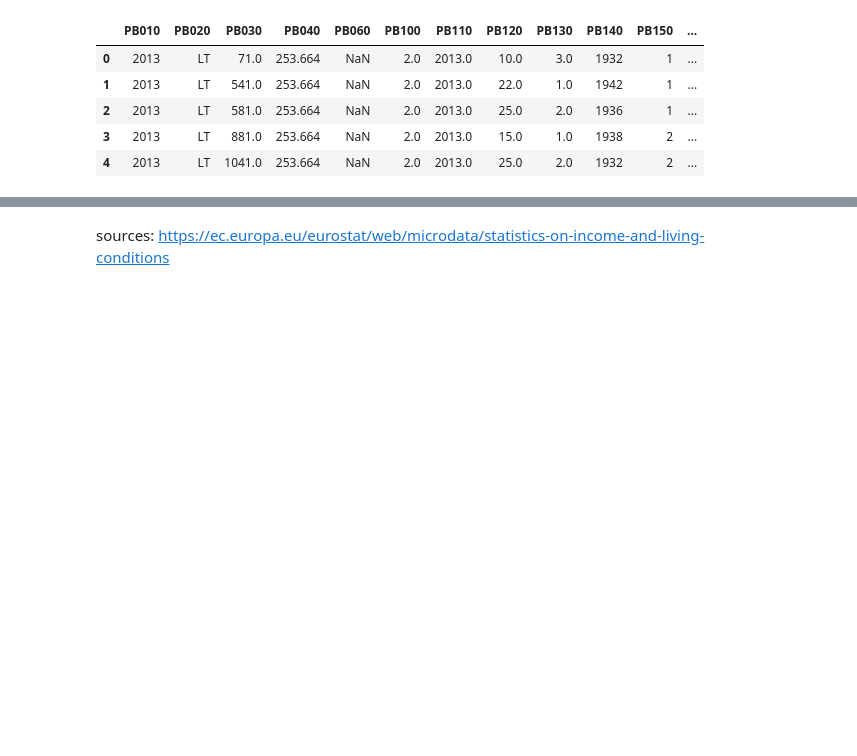
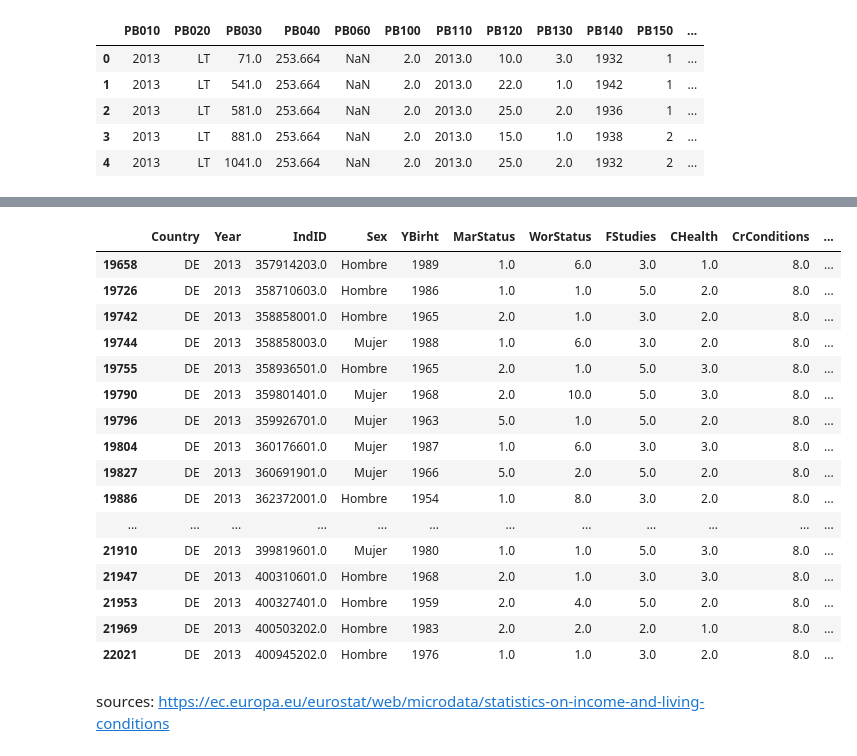
Before and after one commit to mariaferrol1988/happiness-eu-project, a Jupyter notebook: data-processing/data-processing.ipynb, the cells around one changed output, grey strips where cells are left out. Saved outputs shown, nothing was run; the diff lists cells and outputs as text; code cells hidden in the pictures; blank space fills up the shorter version.

```diff
--- a/data-processing/data-processing.ipynb
+++ b/data-processing/data-processing.ipynb
@@ -33,3 +35,14 @@ def concatenated_df(df_list, var_list):
         else:
             df_temp = pd.concat([df_temp,df])
     return df_temp
+
+# Función para convertir a float las variable de renta y y otras que deberían ser numéricas
+def to_numeric(x):
+    if type(x) is str:
+        x = x.lstrip()
+        if not x:
+            return np.NaN
+        else:
+            return float(x)
+    else:
+        return x
@@ -108 +138,21 @@ HHId               0
 dtype: int64
+# %%
+df_temp[df_temp['CrConditions'] == 8].tail(100)
+# %% [output]
+|  | Country | Year | IndID | Sex | YBirht | MarStatus | WorStatus | FStudies | CHealth | CrConditions | ... |
+| 19658 | DE | 2013 | 357914203.0 | Hombre | 1989 | 1.0 | 6.0 | 3.0 | 1.0 | 8.0 | ... |
+| 19726 | DE | 2013 | 358710603.0 | Hombre | 1986 | 1.0 | 1.0 | 5.0 | 2.0 | 8.0 | ... |
+| 19742 | DE | 2013 | 358858001.0 | Hombre | 1965 | 2.0 | 1.0 | 3.0 | 2.0 | 8.0 | ... |
+| 19744 | DE | 2013 | 358858003.0 | Mujer | 1988 | 1.0 | 6.0 | 3.0 | 2.0 | 8.0 | ... |
+| 19755 | DE | 2013 | 358936501.0 | Hombre | 1965 | 2.0 | 1.0 | 5.0 | 3.0 | 8.0 | ... |
+| 19790 | DE | 2013 | 359801401.0 | Mujer | 1968 | 2.0 | 10.0 | 5.0 | 3.0 | 8.0 | ... |
+| 19796 | DE | 2013 | 359926701.0 | Mujer | 1963 | 5.0 | 1.0 | 5.0 | 2.0 | 8.0 | ... |
+| 19804 | DE | 2013 | 360176601.0 | Mujer | 1987 | 1.0 | 6.0 | 3.0 | 3.0 | 8.0 | ... |
+| 19827 | DE | 2013 | 360691901.0 | Mujer | 1966 | 5.0 | 2.0 | 5.0 | 2.0 | 8.0 | ... |
+| 19886 | DE | 2013 | 362372001.0 | Hombre | 1954 | 1.0 | 8.0 | 3.0 | 2.0 | 8.0 | ... |
+| ... | ... | ... | ... | ... | ... | ... | ... | ... | ... | ... | ... |
+| 21910 | DE | 2013 | 399819601.0 | Mujer | 1980 | 1.0 | 1.0 | 5.0 | 3.0 | 8.0 | ... |
+| 21947 | DE | 2013 | 400310601.0 | Hombre | 1968 | 2.0 | 1.0 | 3.0 | 3.0 | 8.0 | ... |
+| 21953 | DE | 2013 | 400327401.0 | Hombre | 1959 | 2.0 | 4.0 | 5.0 | 2.0 | 8.0 | ... |
+| 21969 | DE | 2013 | 400503202.0 | Hombre | 1983 | 2.0 | 2.0 | 2.0 | 1.0 | 8.0 | ... |
+| 22021 | DE | 2013 | 400945202.0 | Hombre | 1976 | 1.0 | 1.0 | 3.0 | 2.0 | 8.0 | ... |
```
Also changed, not shown: parts of 7 cells of this notebook.
